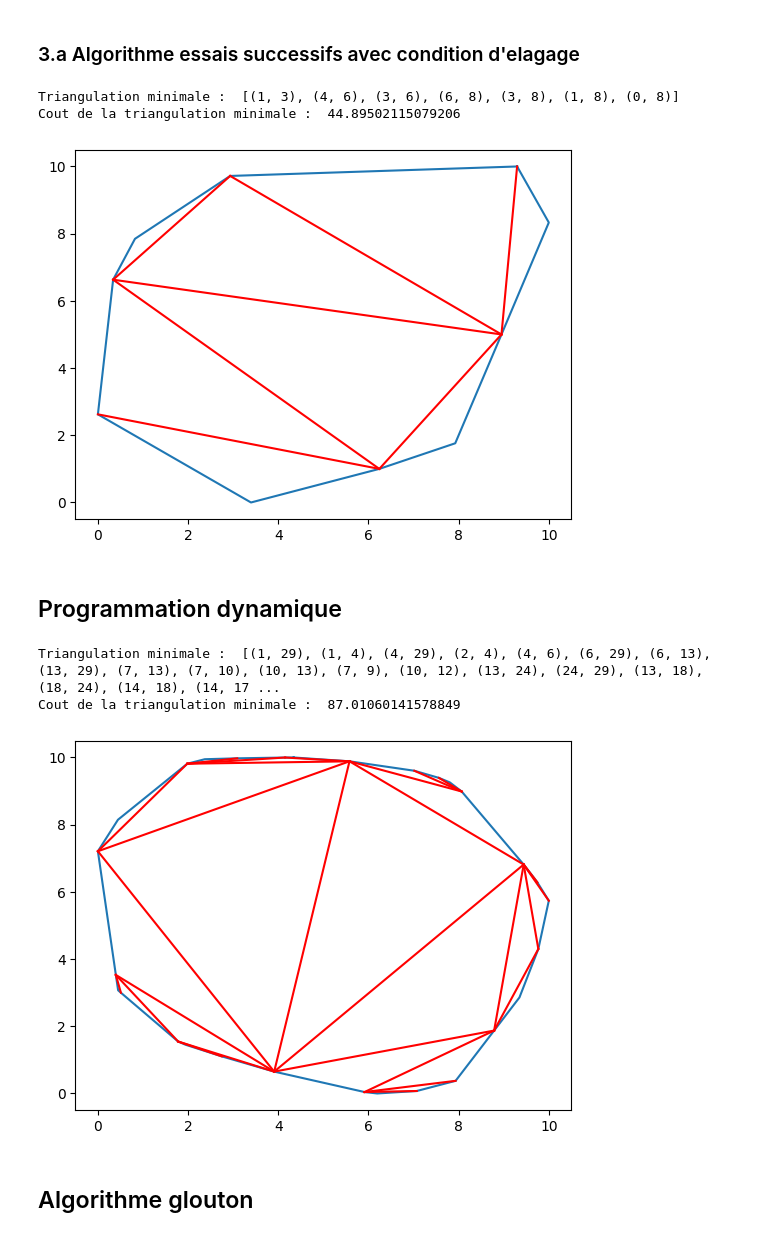
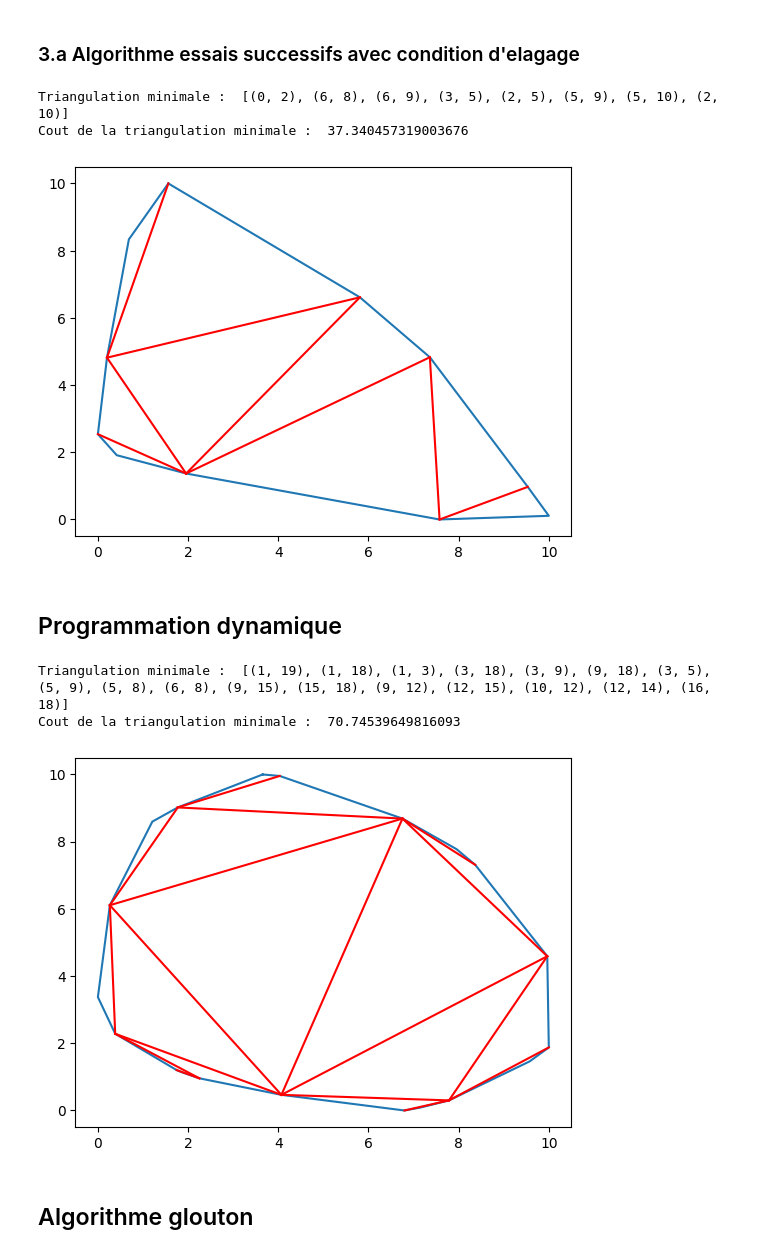
Before and after one commit to haydarselmi/Polygon_triangulation, a Jupyter notebook: Triangulation_Polygone_Algo_avancee.ipynb, the cells around one changed output. Cells and saved outputs as stored; diff of their text form; code cells hidden in the pictures.

```diff
--- a/Triangulation_Polygone_Algo_avancee.ipynb
+++ b/Triangulation_Polygone_Algo_avancee.ipynb
@@ -236,7 +236,7 @@ def essais_successifs_elagage(nbSommets : int, polygone : list, cordes_tracées
 # %%
 # Test de la strategie d'essais successifs avec condition d'elagage et affichage
 Lmin = float('inf')
-nbSommets = 10
+nbSommets = 11
 polygone_convexe = random_convex_polygon(nbSommets)
 polygone = [((x[0] * 10),(x[1] * 10)) for x in polygone_convexe]
 C = generer_cordes(nbSommets)  # Cordes possibles pour ce polygone
@@ -246,9 +246,9 @@ print("Triangulation minimale : ", triangulations[0])  # Affiche la liste des tr
 print("Cout de la triangulation minimale : ", Lmin)
 plot_polygon(polygone, triangulations[0])
 # %% [output]
-Triangulation minimale :  [(1, 3), (4, 6), (3, 6), (6, 8), (3, 8), (1, 8), (0, 8)]
-Cout de la triangulation minimale :  44.89502115079206
+Triangulation minimale :  [(0, 2), (6, 8), (6, 9), (3, 5), (2, 5), (5, 9), (5, 10), (2, 10)]
+Cout de la triangulation minimale :  37.340457319003676
-[figure, old version]
+[figure, new version]
 # %% [markdown]
 ## Programmation dynamique
 # %%
@@ -307,19 +307,19 @@ def reconstruire_triangulation_minimale_dynamique(T : list, i : int, j : int, re
     reconstruire_triangulation_minimale_dynamique(T, k, j, result, n)
 # %%
 # Test de la triangulation par algorithme dynamique et affichage
-nbSommets = 30
+nbSommets = 20
 polygone_convexe = random_convex_polygon(nbSommets)
 polygone = [((x[0]*10),(x[1]*10)) for x in polygone_convexe]
 T, C = triangulation_minimale_dynamique(polygone)
 triangulation = []
 reconstruire_triangulation_minimale_dynamique(T, 0, nbSommets-1, triangulation, nbSommets)
 print("Triangulation minimale : ", triangulation)
 print("Cout de la triangulation minimale : ", C[0][nbSommets-1])
 plot_polygon(polygone, triangulation)
 # %% [output]
-Triangulation minimale :  [(1, 29), (1, 4), (4, 29), (2, 4), (4, 6), (6, 29), (6, 13), (13, 29), (7, 13), (7, 10), (10, 13), (7, 9), (10, 12), (13, 24), (24, 29), (13, 18), (18, 24), (14, 18), (14, 17 ...
-Cout de la triangulation minimale :  87.01060141578849
+Triangulation minimale :  [(1, 19), (1, 18), (1, 3), (3, 18), (3, 9), (9, 18), (3, 5), (5, 9), (5, 8), (6, 8), (9, 15), (15, 18), (9, 12), (12, 15), (10, 12), (12, 14), (16, 18)]
+Cout de la triangulation minimale :  70.74539649816093
-[figure, old version]
+[figure, new version]
 # %% [markdown]
 ## Algorithme glouton
 # %%
```
Also changed, not shown: parts of 2 cells of this notebook, 1 other file.
